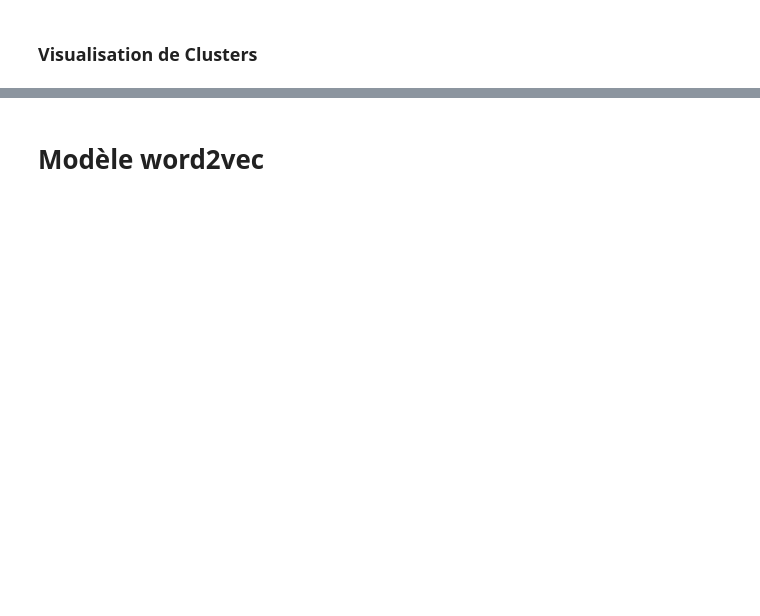
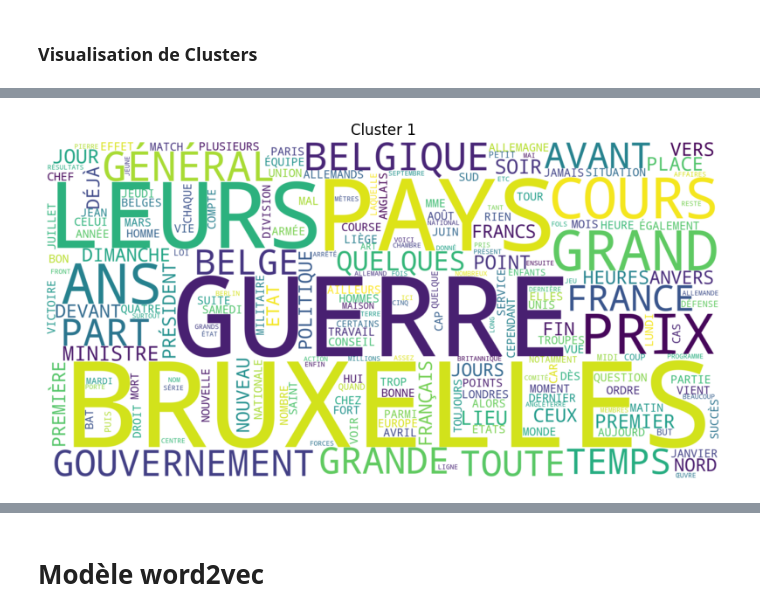
Before and after one commit to carosha-42/tac, a Jupyter notebook: tps/tp3/TP3.ipynb, the cells around one changed output, grey strips where cells are left out. Drawn from its saved outputs; the diff is of its cells as text; code cells hidden in the pictures; blank space fills up the shorter version.

```diff
--- a/tps/tp3/TP3.ipynb
+++ b/tps/tp3/TP3.ipynb
@@ -169,0 +186,85 @@ plt.legend(handles=scatter.legend_elements()[0], labels=set(clusters), title="Cl
+# %%
+import os
+import collections
+import nltk
+from nltk.corpus import stopwords
+from collections import Counter
+from wordcloud import WordCloud
+import matplotlib.pyplot as plt
+
+# Télécharger les stopwords français
+nltk.download('stopwords')
+
+# Charger les stopwords français
+sw = stopwords.words("french")
+sw += ["les", "plus", "cette", "fait", "faire", "être", "deux", "comme", "dont", "tout",
+       "ils", "bien", "sans", "peut", "tous", "après", "ainsi", "donc", "cet", "sous",
+       "celle", "entre", "encore", "toutes", "pendant", "moins", "dire", "cela", "non",
+       "faut", "trois", "aussi", "dit", "avoir", "doit", "contre", "depuis", "autres",
+       "van", "het", "autre", "jusqu", "ville", "rossel", "dem", "très", "peu", "rue"]
+sw = set(sw)
+
+# Dossier contenant les fichiers
+data_path = "C:/Users/duboi/MA2TAC/tac/data/txt"
+DECADE = '1940'
+
+# Lister les fichiers de la décennie
+files = [f for f in sorted(os.listdir(data_path)) if f"_{DECADE[:-1]}" in f]
+texts = [open(os.path.join(data_path, f), "r", encoding="utf-8").read() for f in files]
+
+# Fonction de nettoyage de texte
+def clean_text(text):
+    """Nettoyer un texte en supprimant les stopwords, mots courts et autres éléments inutiles."""
+    words = nltk.wordpunct_tokenize(text.lower())
+    cleaned = [w.upper() for w in words if len(w) > 2 and w.isalpha() and w not in sw]
+    return " ".join(cleaned)
+
+# Nettoyer les textes
+cleaned_texts = [clean_text(text) for text in texts]
+
+# Regrouper les textes par cluster
+from sklearn.feature_extraction.text import TfidfVectorizer
+from sklearn.cluster import KMeans
+
+# Vectorisation TF-IDF
+vectorizer = TfidfVectorizer(max_df=0.5, min_df=0.1)
+tfidf_vectors = vectorizer.fit_transform(cleaned_texts)
+
+# KMeans clustering
+N_CLUSTERS = 3
+km_model = KMeans(n_clusters=N_CLUSTERS, random_state=42)
+clusters = km_model.fit_predict(tfidf_vectors)
+
+# Regrouper les textes par cluster
+clustering = collections.defaultdict(list)
+for idx, label in enumerate(clusters):
+    clustering[label].append(cleaned_texts[idx])
+
+# Générer un nuage de mots pour chaque cluster
+output_path = "C:/Users/duboi/MA2TAC/tac/data/tmp"
+if not os.path.exists(output_path):
+    os.makedirs(output_path)
+
+for cluster_idx, texts in clustering.items():
+    cluster_text = " ".join(texts)  # Concaténer les textes d'un cluster
+    word_freq = Counter(cluster_text.split())  # Fréquence des mots
+
+    # Générer le nuage de mots
+    cloud = WordCloud(
+        width=2000,
+        height=1000,
+        background_color='white'
+    ).generate_from_frequencies(word_freq)
+
+    # Sauvegarder le nuage de mots
+    output_file = os.path.join(output_path, f"cluster_{cluster_idx + 1}.png")
+    cloud.to_file(output_file)
+
+    # Afficher le nuage de mots
+    plt.figure(figsize=(10, 5))
+    plt.imshow(cloud, interpolation="bilinear")
+    plt.axis("off")
+    plt.title(f"Cluster {cluster_idx + 1}")
+    plt.show()
+    print(f"Nuage de mots sauvegardé dans {output_file}")
+# %% [output]
@@ -169,0 +274 @@ plt.legend(handles=scatter.legend_elements()[0], labels=set(clusters), title="Cl
+[figure, added]
```
Also changed, not shown: parts of 7 cells of this notebook.
